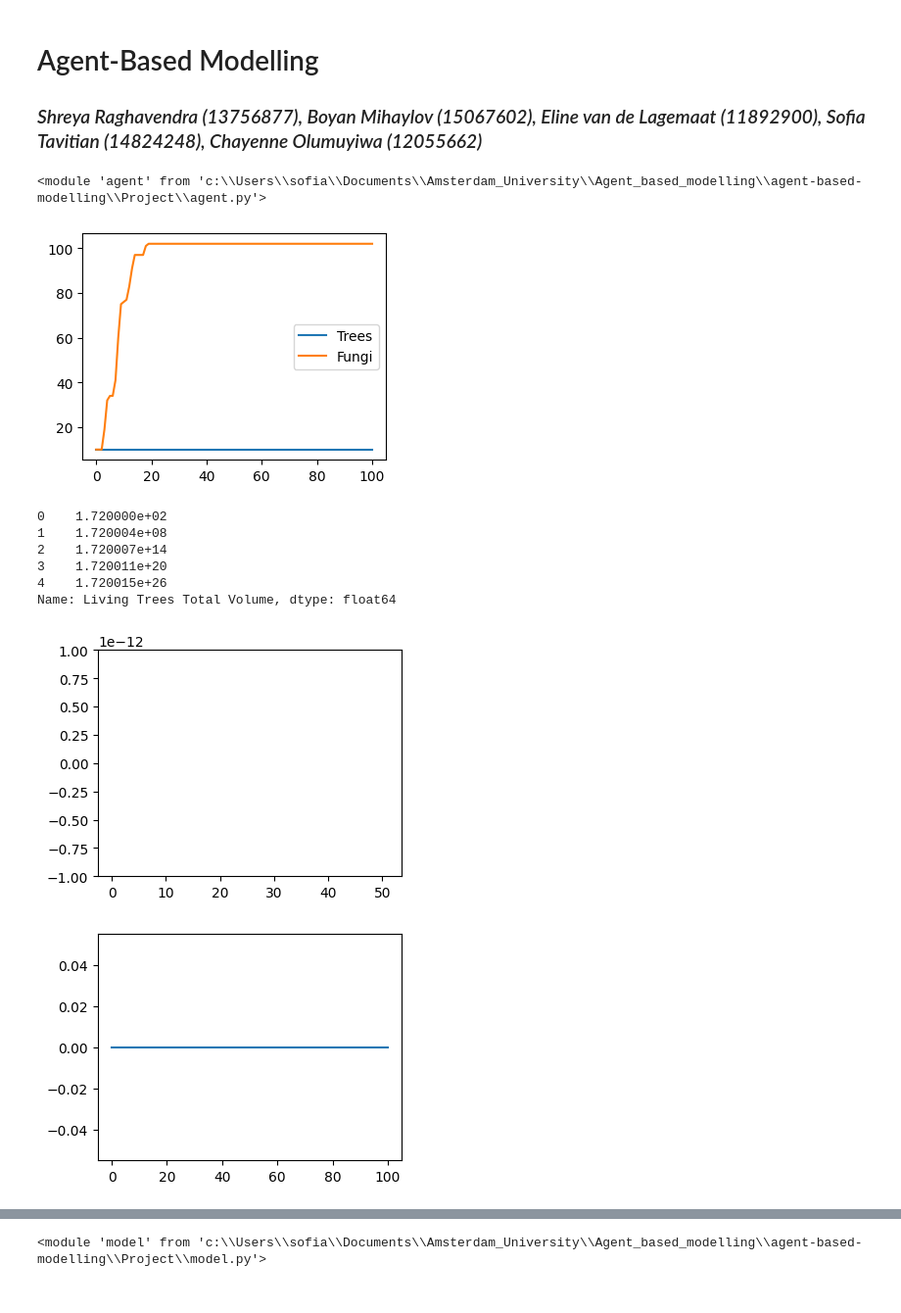
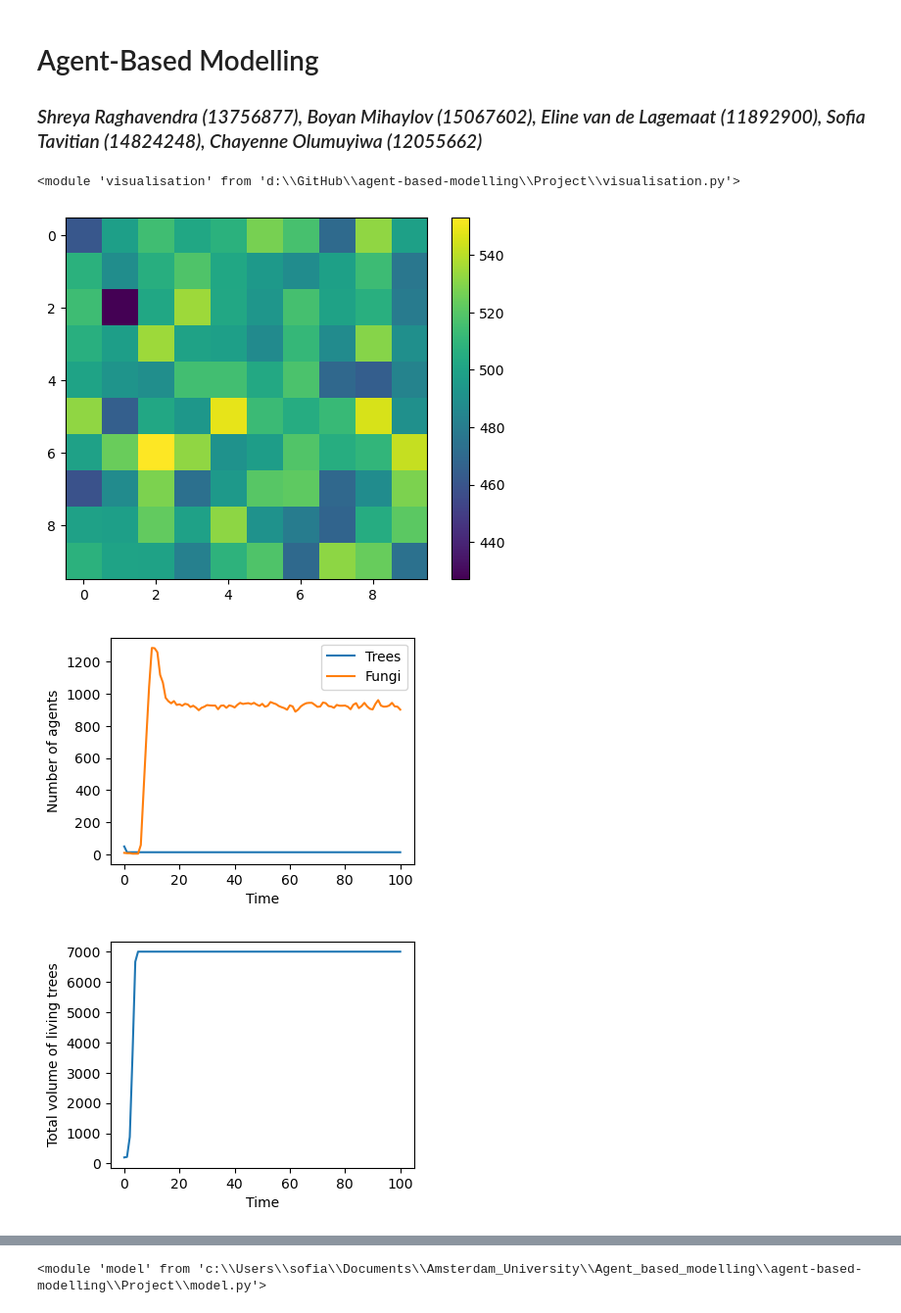
Before and after one commit to mboyan/agent-based-modelling, a Jupyter notebook: Project/ABM_Project.ipynb, the cells around one changed output, grey strips where cells are left out. Shown at 98% size. Saved outputs shown, nothing was run; the diff lists cells and outputs as text; code cells hidden in the pictures.

```diff
--- a/Project/ABM_Project.ipynb
+++ b/Project/ABM_Project.ipynb
@@ -16,47 +16,52 @@ warnings.filterwarnings("ignore")
 # %%
 reload(mdl)
 reload(agt)
+reload(vis)
 
 reload(mdl)
 reload(agt)
+reload(vis)
 # %% [output]
-<module 'agent' from 'c:\\Users\\sofia\\Documents\\Amsterdam_University\\Agent_based_modelling\\agent-based-modelling\\Project\\agent.py'>
+<module 'visualisation' from 'd:\\GitHub\\agent-based-modelling\\Project\\visualisation.py'>
 # %%
 %matplotlib inline
 
 width = 10
 height = 10
-n_init_trees = 10
+n_init_trees = 50
 n_init_fungi = 10
 harvest_params = [10,0,1]
 model = mdl.Forest(width, height, n_init_trees, n_init_fungi, harvest_params)
-model.run_model()
+model.run_model(n_steps=100)
+
+vis.plot_property_layer(model, "soil_fertility")
 
 data = model.datacollector.get_model_vars_dataframe()
 
 fig, ax = plt.subplots()
 fig.set_size_inches(4, 3)
 data[["Trees", "Fungi"]].plot(ax=ax)
+ax.set(xlabel='Time', ylabel='Number of agents')
 plt.show()
-
-print(data["Living Trees Total Volume"].head())
 
 fig, ax = plt.subplots()
 fig.set_size_inches(4, 3)
 data["Living Trees Total Volume"].plot(ax=ax)
+ax.set(xlabel='Time', ylabel='Total volume of living trees')
 plt.show()
 
 fig, ax = plt.subplots()
 fig.set_size_inches(4, 3)
 data["Infected Trees"].plot(ax=ax)
+ax.set(xlabel='Time', ylabel='Number of infected trees')
 plt.show()
+
+fig, ax = plt.subplots()
+fig.set_size_inches(4, 3)
+data[["Mean Substrate"]].plot(ax=ax)
+ax.set(xlabel='Time', ylabel='Mean substrate')
+plt.show()
 # %% [output]
-[figure, old version]
+[figure, new version]
-0    1.720000e+02
-1    1.720004e+08
-2    1.720007e+14
-3    1.720011e+20
-4    1.720015e+26
-Name: Living Trees Total Volume, dtype: float64
-[figure, old version]
+[figure, new version]
-[figure, old version]
+[figure, new version]
```
Also changed, not shown: parts of 2 cells of this notebook, 2 other files.
